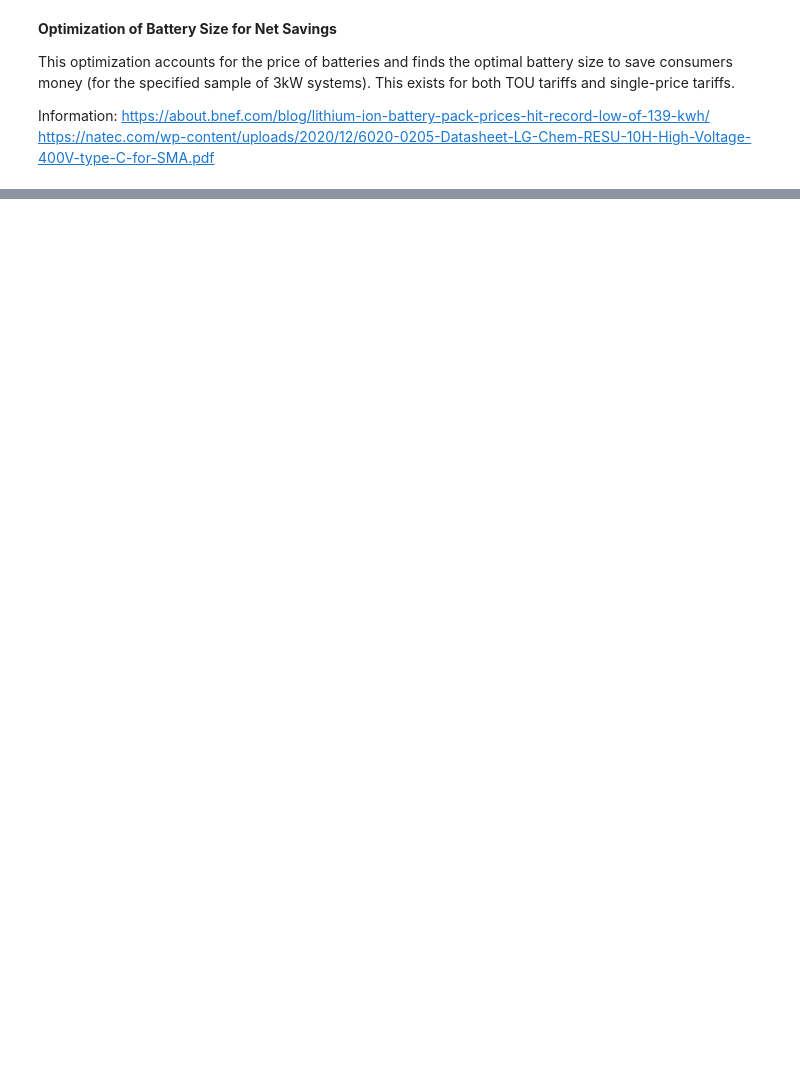
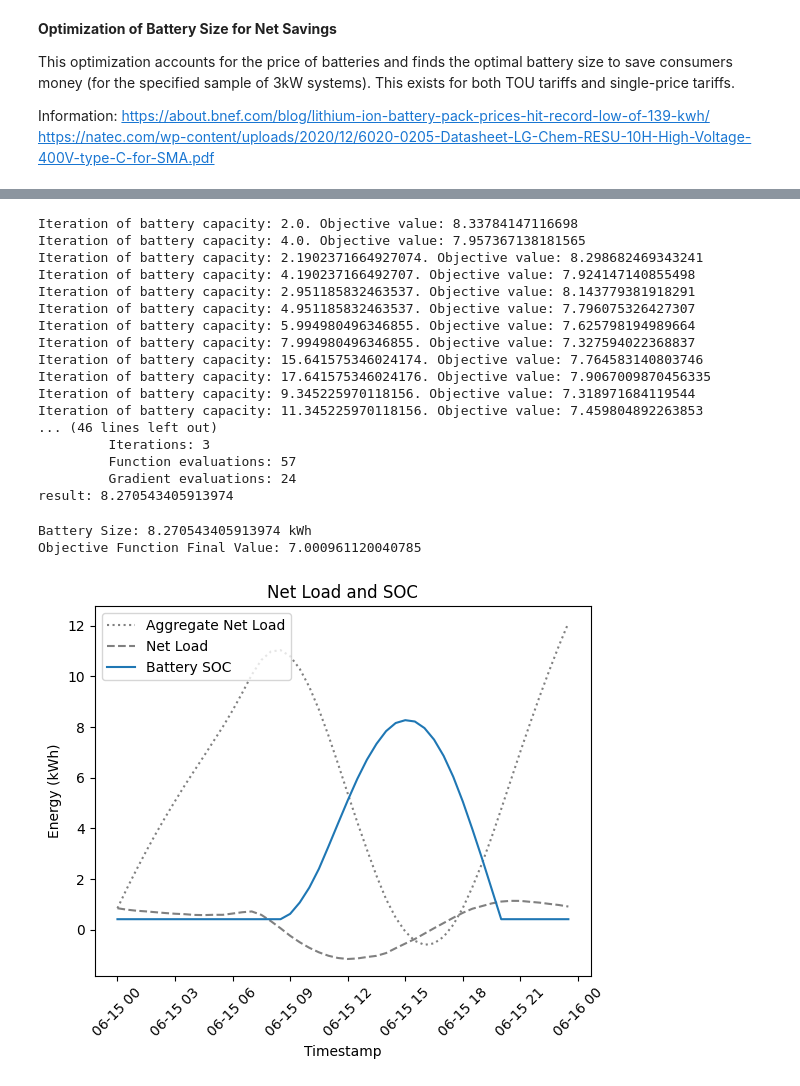
Before and after one commit to alexrtseng/foss-optimization, a Jupyter notebook: Battery_Size_Opt.ipynb, the cells around one changed output, grey strips where cells are left out. Drawn from its saved outputs; the diff is of its cells as text; code cells hidden in the pictures; blank space fills up the shorter version.

```diff
--- a/Battery_Size_Opt.ipynb
+++ b/Battery_Size_Opt.ipynb
@@ -160,0 +175,28 @@ print(price_func(result.x))
+# %%
+price_optimizer.bilevel_optimize(method='BFGS')
+
+# Print out info on optimimzation results
+print(f'Battery Size: {price_optimizer.result.x[-1]} kWh')
+print(f'Objective Function Final Value: {price_optimizer.result.fun}')
+price_optimizer.plot_results(weekday_avg.index)
+# %% [output]
+Iteration of battery capacity: 2.0. Objective value: 8.33784147116698
+Iteration of battery capacity: 4.0. Objective value: 7.957367138181565
+Iteration of battery capacity: 2.1902371664927074. Objective value: 8.298682469343241
+Iteration of battery capacity: 4.190237166492707. Objective value: 7.924147140855498
+Iteration of battery capacity: 2.951185832463537. Objective value: 8.143779381918291
+Iteration of battery capacity: 4.951185832463537. Objective value: 7.796075326427307
+Iteration of battery capacity: 5.994980496346855. Objective value: 7.625798194989664
+Iteration of battery capacity: 7.994980496346855. Objective value: 7.327594022368837
+Iteration of battery capacity: 15.641575346024174. Objective value: 7.764583140803746
+Iteration of battery capacity: 17.641575346024176. Objective value: 7.9067009870456335
+Iteration of battery capacity: 9.345225970118156. Objective value: 7.318971684119544
+Iteration of battery capacity: 11.345225970118156. Objective value: 7.459804892263853
+... (46 lines left out)
+         Iterations: 3
+         Function evaluations: 57
+         Gradient evaluations: 24
+result: 8.270543405913974
+Battery Size: 8.270543405913974 kWh
+Objective Function Final Value: 7.000961120040785
+[figure, added]
```
Also changed, not shown: parts of 14 cells of this notebook, 4 other files.
